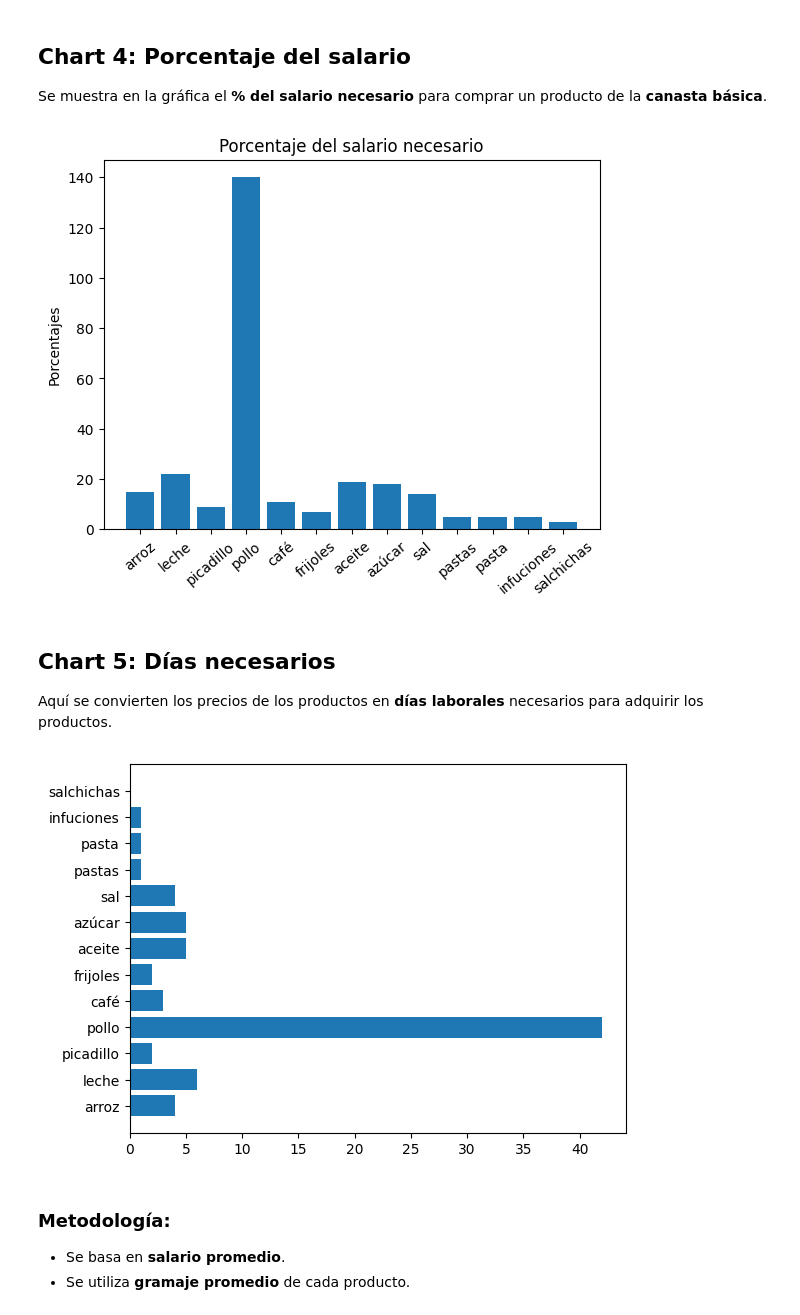
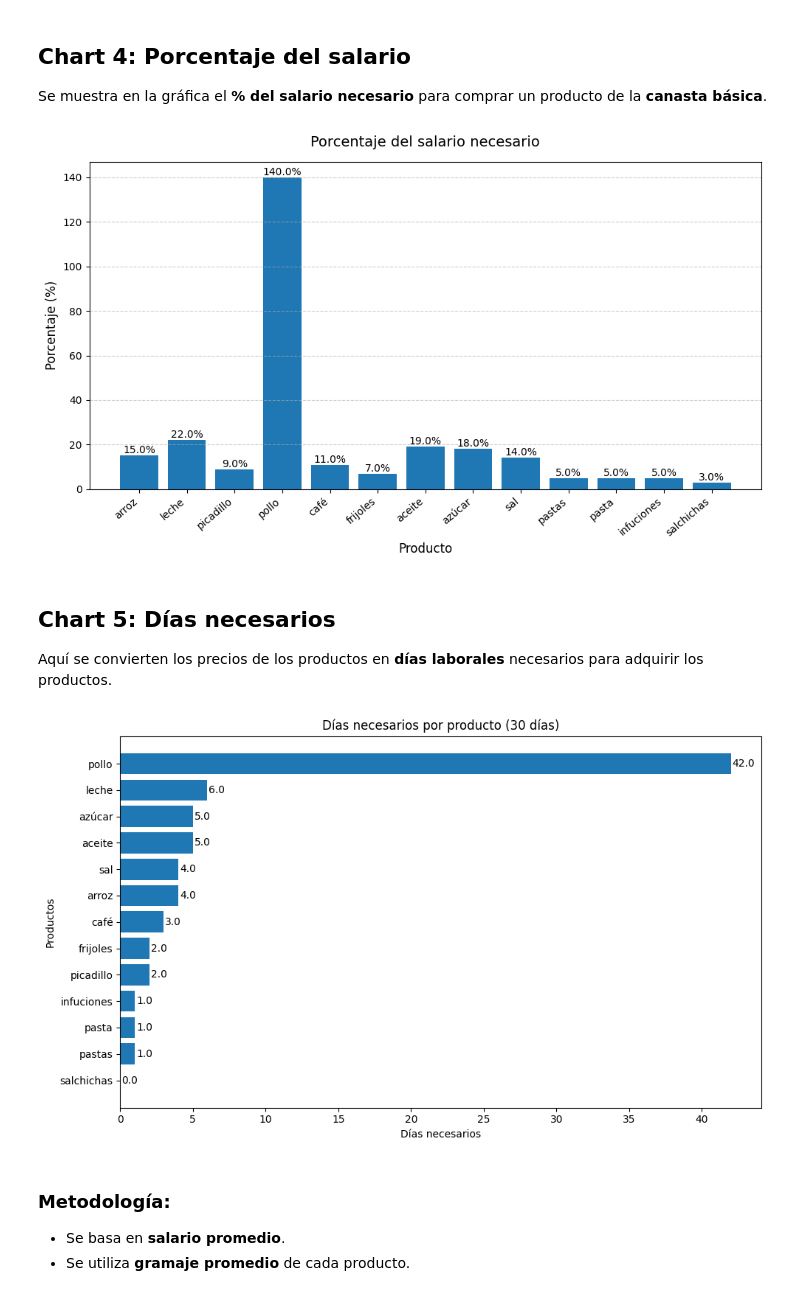
Before and after one commit to L14Npy/project_01, a Jupyter notebook: story.ipynb, the cells around one changed output. Drawn from its saved outputs; the diff is of its cells as text; code cells hidden in the pictures.

```diff
--- a/story.ipynb
+++ b/story.ipynb
@@ -80,17 +222,71 @@ Se calculó la **canasta básica** a partir del precio promedio y su gramaje. Y
 
 Se muestra en la gráfica el **% del salario necesario** para comprar un producto de la **canasta básica**.
 # %%
+def ChartPercetSalary():
+    data = PercentSalary()
+    products = list(data.keys())
+    percents = list(data.values())
+
+    plt.figure(figsize=(10, 6))
+    plt.bar(products, percents)
+
+    plt.title('Porcentaje del salario necesario', fontsize=14, pad=15)
+    plt.ylabel('Porcentaje (%)', fontsize=12)
+    plt.xlabel('Producto', fontsize=12)
+
+    plt.xticks(rotation=40, ha='right')
+    plt.grid(axis='y', linestyle='--', alpha=0.6)
+
+    # Mostrar valores encima de cada barra
+    for i, value in enumerate(percents):
+        plt.text(i, value, f'{value:.1f}%', ha='center', va='bottom', fontsize=10)
+
+    plt.tight_layout()
+    plt.show()
+
 ChartPercetSalary()
 # %% [output]
-[figure, old version]
+[figure, new version]
 # %% [markdown]
 ## Chart 5: Días necesarios
 
 Aquí se convierten los precios de los productos en **días laborales** necesarios para adquirir los productos.
 # %%
+def ChartNecesaryDays(day):
+    data = NecesaryDays(day)
+    products = list(data.keys())
+    days = list(data.values())
+
+    # Ordenar por días (opcional pero muy recomendable)
+    products, days = zip(*sorted(zip(products, days), key=lambda x: x[1]))
+
+    plt.figure(figsize=(10, 6))
+
+    bars = plt.barh(products, days)
+
+    # Etiquetas y título
+    plt.xlabel("Días necesarios")
+    plt.ylabel("Productos")
+    plt.title(f"Días necesarios por producto ({day} días)")
+
+    # Mostrar valores sobre las barras
+    for bar in bars:
+        width = bar.get_width()
+        plt.text(
+            width + 0.1,
+            bar.get_y() + bar.get_height() / 2,
+            f"{width}",
+            va="center"
+        )
+
+    # Mejorar márgenes
+    plt.tight_layout()
+
+    plt.show()
+
 ChartNecesaryDays(30)
 # %% [output]
-[figure, old version]
+[figure, new version]
 # %% [markdown]
 ### Metodología:
 
```
Also changed, not shown: parts of 6 cells of this notebook, 2 other files.
